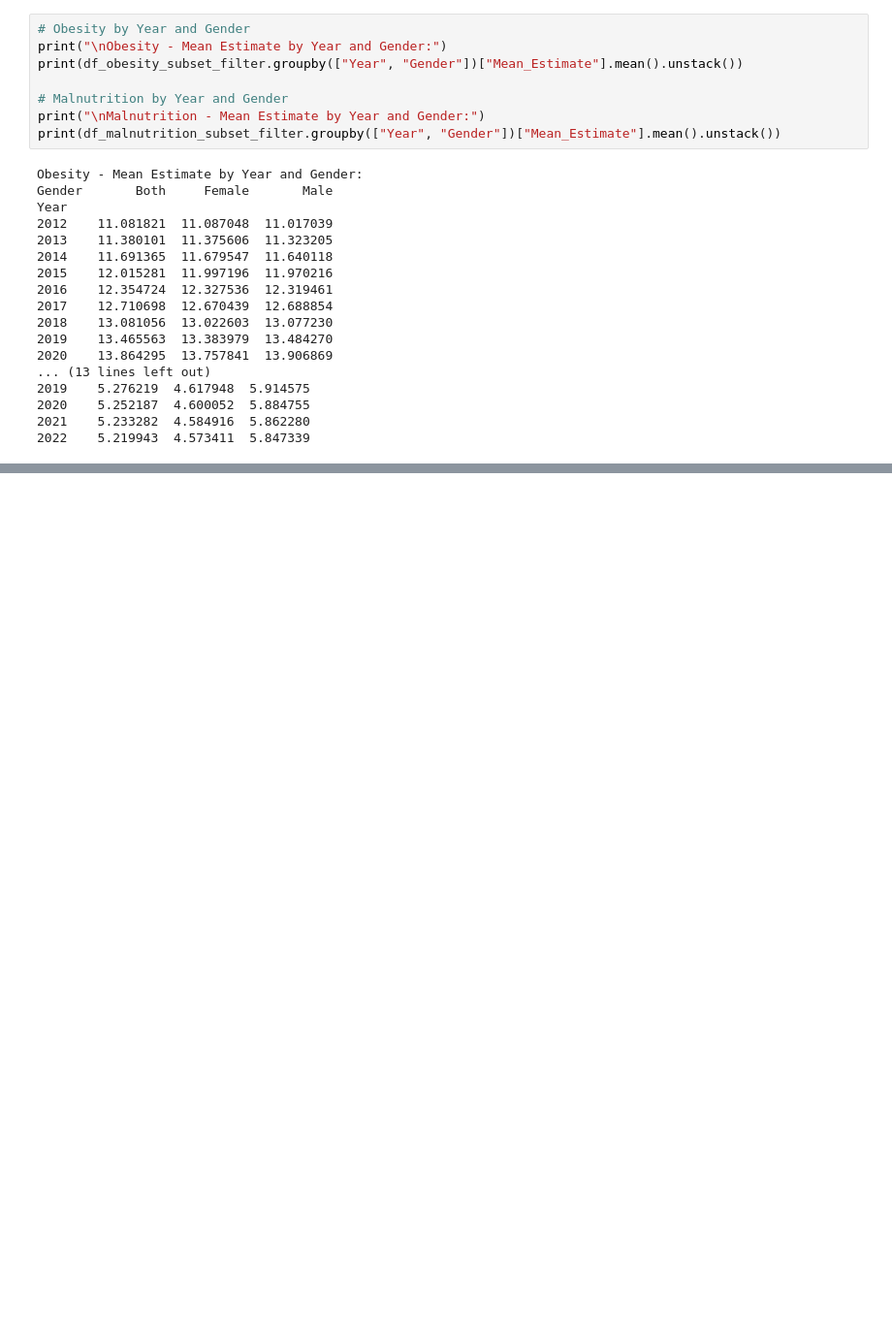
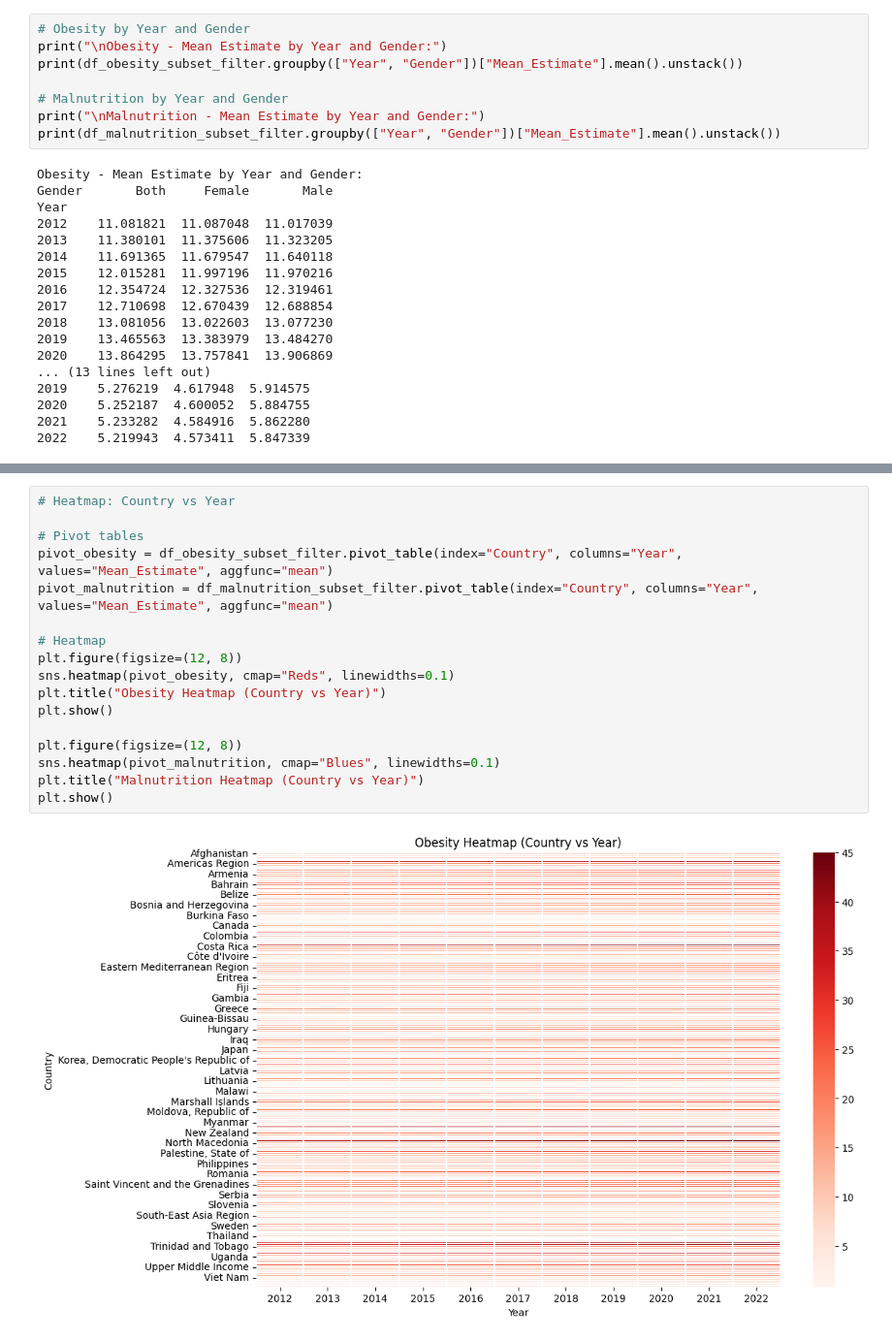
Before and after one commit to ArunK-ML/Project---Nutrition-Paradox-A-Global-View-on-Obesity-and-Malnutrition, a Jupyter notebook: Nutrition_Paradox1.ipynb, the cells around one changed output, grey strips where cells are left out. Shown at 97% size. Saved outputs shown, nothing was run; the diff lists cells and outputs as text; blank space fills up the shorter version.

```diff
--- a/Nutrition_Paradox1.ipynb
+++ b/Nutrition_Paradox1.ipynb
@@ -469,0 +533,19 @@ plt.show()
+# %%
+# Heatmap: Country vs Year
+
+# Pivot tables
+pivot_obesity = df_obesity_subset_filter.pivot_table(index="Country", columns="Year", values="Mean_Estimate", aggfunc="mean")
+pivot_malnutrition = df_malnutrition_subset_filter.pivot_table(index="Country", columns="Year", values="Mean_Estimate", aggfunc="mean")
+
+# Heatmap
+plt.figure(figsize=(12, 8))
+sns.heatmap(pivot_obesity, cmap="Reds", linewidths=0.1)
+plt.title("Obesity Heatmap (Country vs Year)")
+plt.show()
+
+plt.figure(figsize=(12, 8))
+sns.heatmap(pivot_malnutrition, cmap="Blues", linewidths=0.1)
+plt.title("Malnutrition Heatmap (Country vs Year)")
+plt.show()
+# %% [output]
+[figure, added]
```
Also changed, not shown: parts of 18 cells of this notebook.
